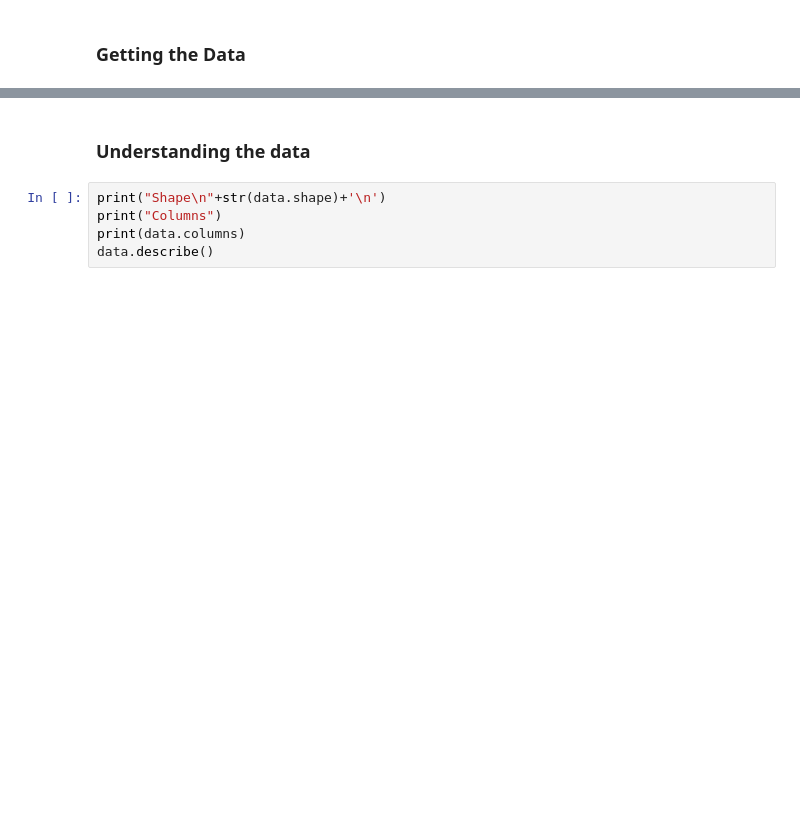
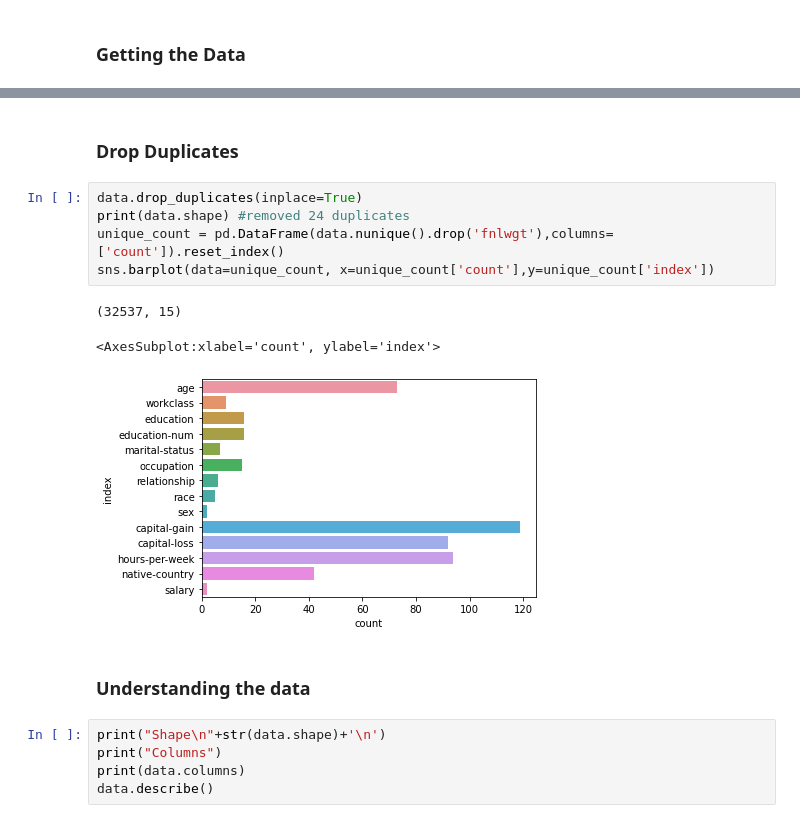
Before and after one commit to Ayush-B/Adult-Dataset-Analysis, a Jupyter notebook: ML Coursework.ipynb, the cells around one changed output, grey strips where cells are left out. Cells and saved outputs as stored; diff of their text form; blank space fills up the shorter version.

```diff
--- a/ML Coursework.ipynb
+++ b/ML Coursework.ipynb
@@ -24,3 +48,14 @@ data.head()
+# %% [markdown]
+### Drop Duplicates
+# %%
+data.drop_duplicates(inplace=True)
+print(data.shape) #removed 24 duplicates
+unique_count = pd.DataFrame(data.nunique().drop('fnlwgt'),columns=['count']).reset_index()
+sns.barplot(data=unique_count, x=unique_count['count'],y=unique_count['index'])
+# %% [output]
+(32537, 15)
+<AxesSubplot:xlabel='count', ylabel='index'>
+[figure, added]
 # %% [markdown]
 ### Understanding the data
 # %%
```
Also changed, not shown: parts of 91 cells of this notebook.
